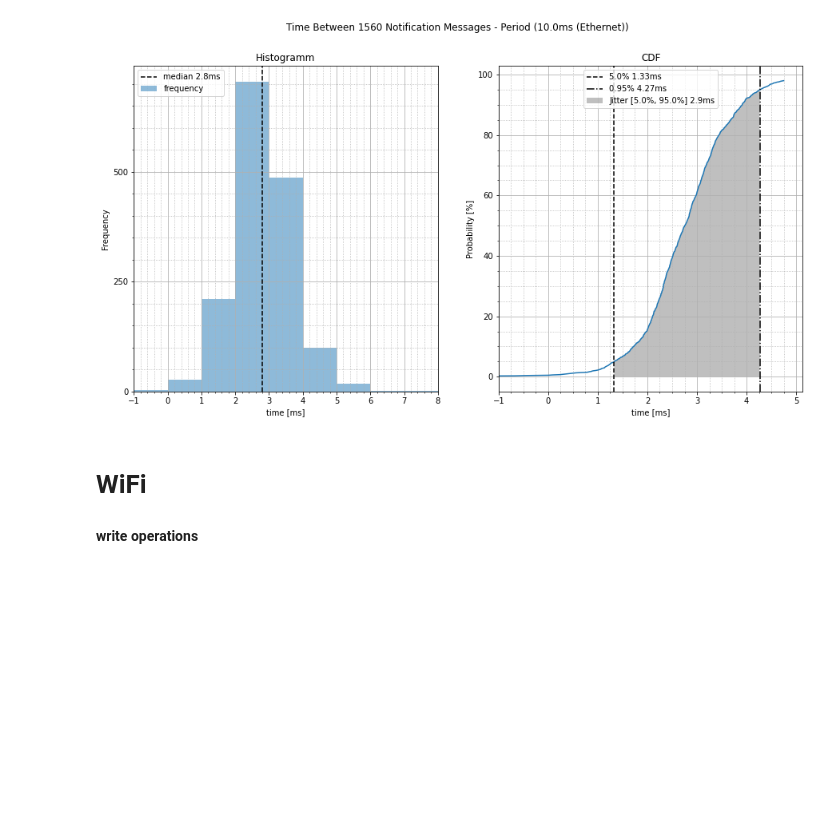
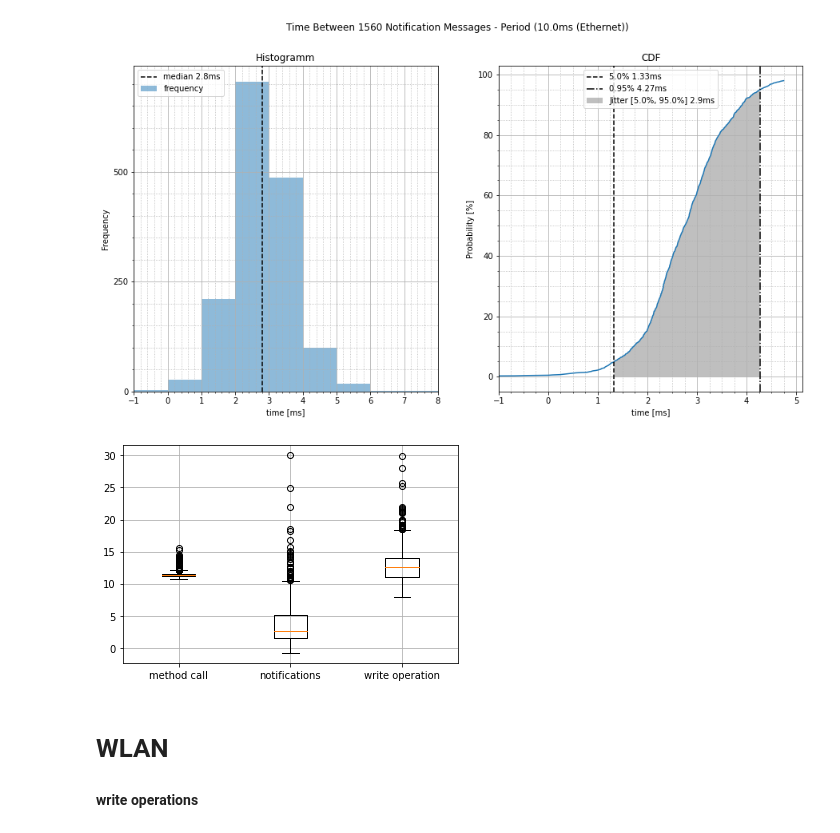
Before and after one commit to NelsonIg/OPC-UA, a Jupyter notebook: src/python/timing/analyse_measurements.ipynb, the cells around one changed output. Cells and saved outputs as stored; diff of their text form; code cells hidden in the pictures; blank space fills up the shorter version.

Commit message:
boxplot and circle plot added

```diff
--- a/src/python/timing/analyse_measurements.ipynb
+++ b/src/python/timing/analyse_measurements.ipynb
@@ -167,8 +174,13 @@ ax2[1].xaxis.set_major_locator(MultipleLocator(1))
 # %% [output]
 [figure]
 [figure]
+# %%
+plt.boxplot([method_call_ms, notification_ms, write_val_ms], labels=['method call', 'notifications', 'write operation'])
+plt.grid()
+# %% [output]
+[figure, added]
 # %% [markdown]
-# WiFi
+# WLAN
 # %% [markdown]
 **write operations**
 # %%
```
Also changed, not shown: parts of 5 cells of this notebook.
